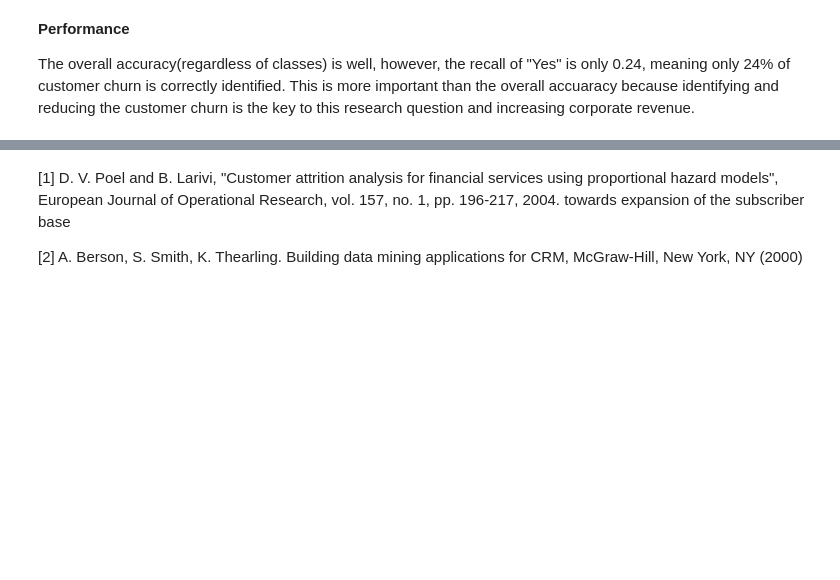
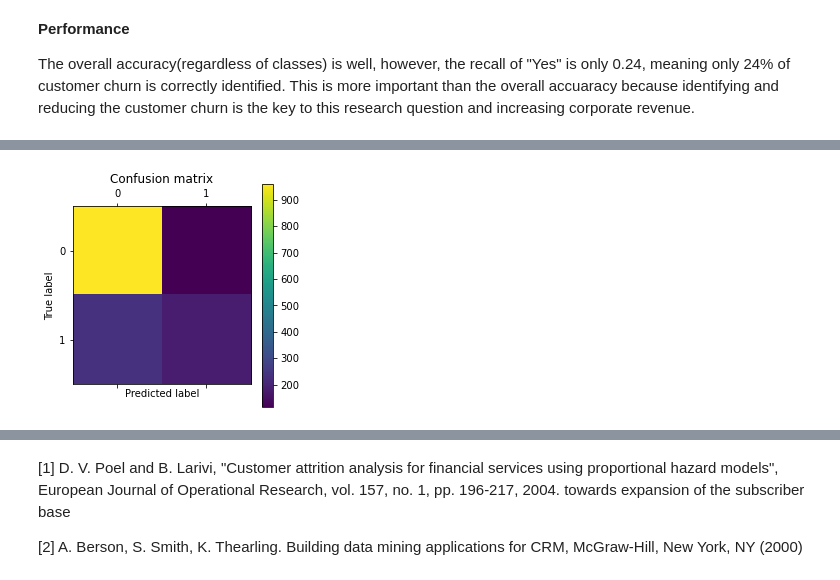
Before and after one commit to Tiana125/assessment_dsss2021, a Jupyter notebook: Untitled.ipynb, the cells around one changed output, grey strips where cells are left out. Cells and saved outputs as stored; diff of their text form; code cells hidden in the pictures; blank space fills up the shorter version.

Commit message:
added 3rd classifer, RandForest

```diff
--- a/Untitled.ipynb
+++ b/Untitled.ipynb
@@ -394,0 +402,4 @@ NameError: name 'knn' is not defined
+# %%
+forest=RandomForestClassifier(n_estimators=60)  # creates the random forest classifier, setting it to check the selected neighbouring points
+forest.fit(train_d, train_lab)  # executes the classifier on the training dataset
+print(forest.score(test_d, test_lab))
@@ -394,0 +424,11 @@ NameError: name 'knn' is not defined
+# %%
+predictions = forest.predict(test_d)
+confusion_matrix = metrics.confusion_matrix(test_lab, predictions)
+plt.matshow(confusion_matrix)
+plt.title('Confusion matrix')
+plt.colorbar()
+plt.ylabel('True label')
+plt.xlabel('Predicted label')
+plt.show()
+# %% [output]
+[figure, added]
```
Also changed, not shown: parts of 19 cells of this notebook.
